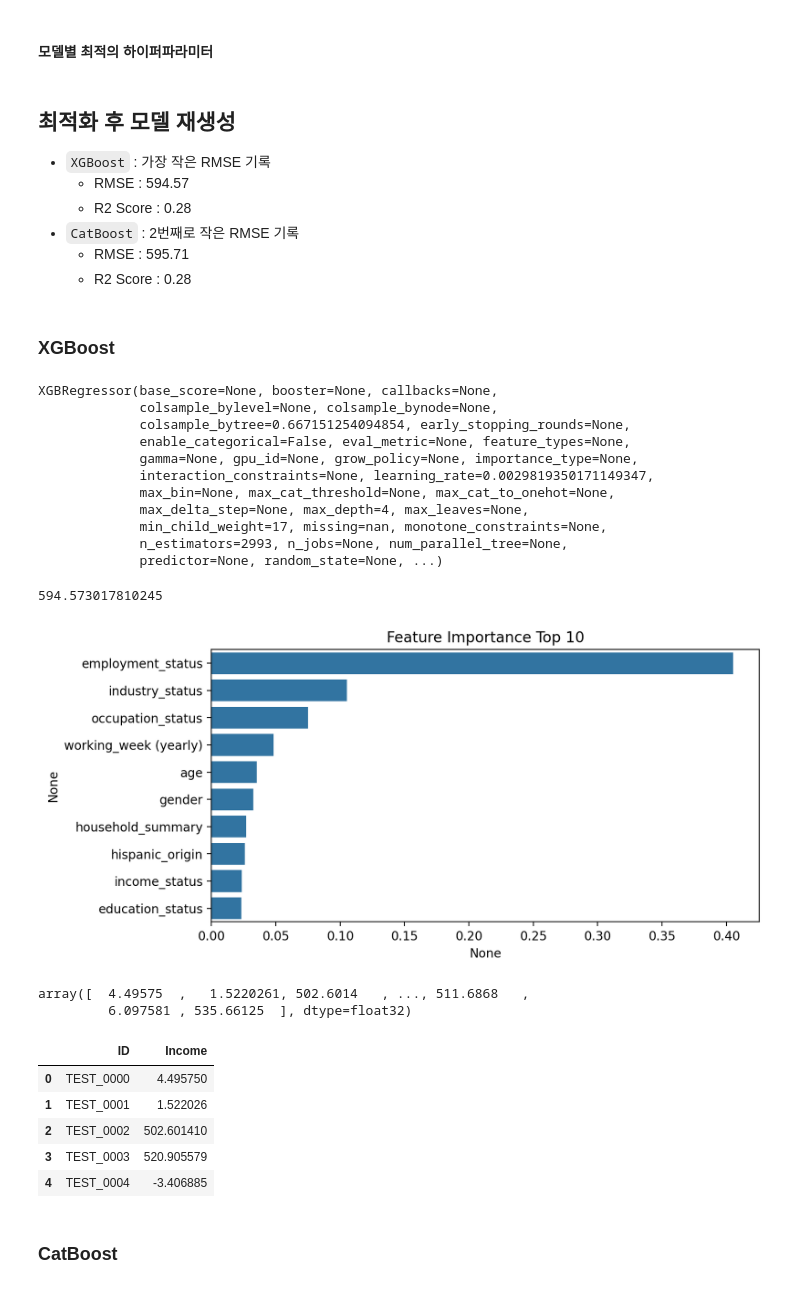
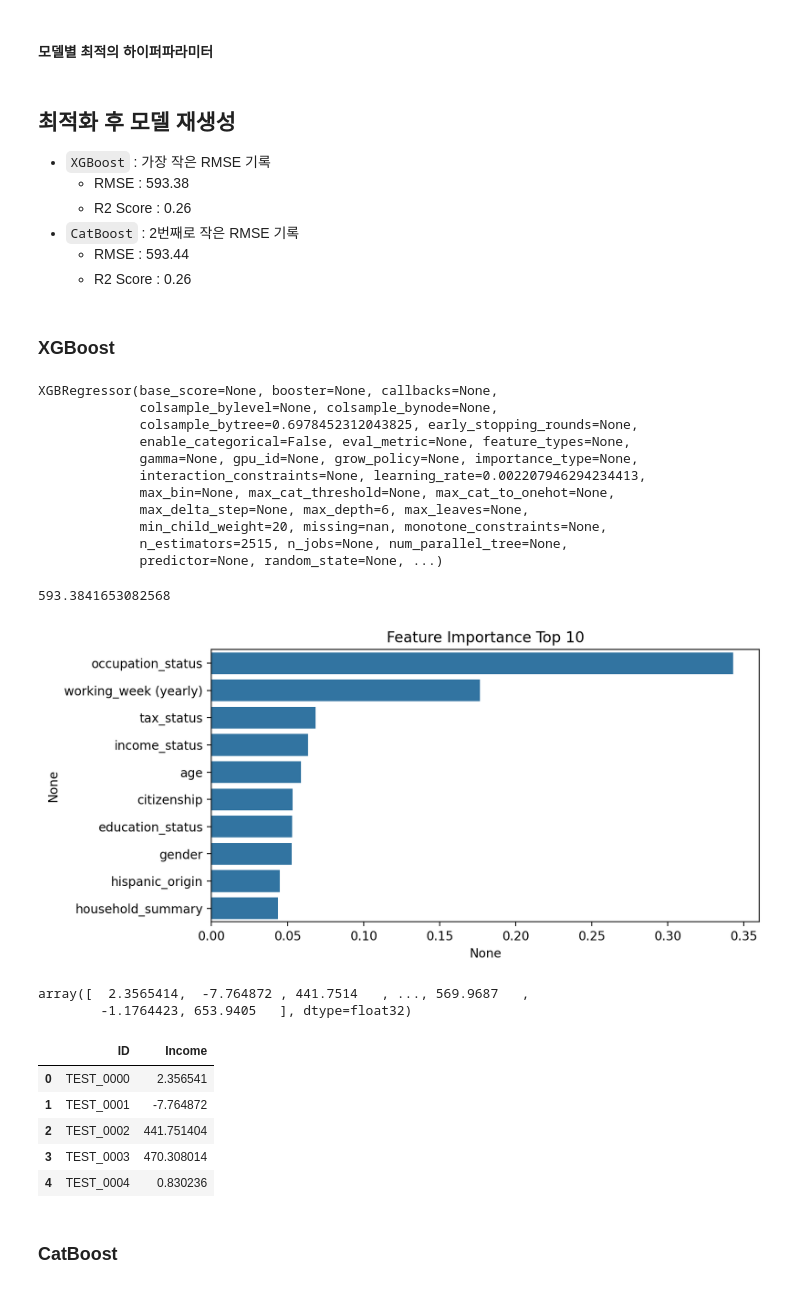
Before and after one commit to benidjor/income-prediction-dacon, a Jupyter notebook: model2.ipynb, the cells around one changed output. Cells and saved outputs as stored; diff of their text form; code cells hidden in the pictures.

```diff
--- a/model2.ipynb
+++ b/model2.ipynb
@@ -28,7 +28,7 @@ import warnings
 warnings.filterwarnings(action='ignore')
 # %%
 # 데이터 경로
-path = "data/preprocessed.csv"
+path = "data/cramer_preprocessed.csv"
 submission_path = "data/sample_submission.csv"
 df = pd.read_csv(path)
 submission_df = pd.read_csv(submission_path)
@@ -53,7 +53,7 @@ target = "income"
 features = df.drop(columns=target).columns
 
 # validation 데이터셋 생성
-train, val = train_test_split(train, train_size=0.8, random_state=42)
+train, val = train_test_split(train, train_size=0.7, random_state=42)
 # %%
 # train 데이터 나눠준다
 X_train = train[features]
@@ -717,11 +645,11 @@ best_params_rf = {'n_estimators': 1127,
 # %% [markdown]
 ## 최적화 후 모델 재생성
 - `XGBoost` : 가장 작은 RMSE 기록
-    - RMSE : 594.57
-    - R2 Score : 0.28
+    - RMSE : 593.38
+    - R2 Score : 0.26
 - `CatBoost` : 2번째로 작은 RMSE 기록
-    - RMSE : 595.71
-    - R2 Score : 0.28
+    - RMSE : 593.44
+    - R2 Score : 0.26
 # %% [markdown]
 ### XGBoost
 # %%
@@ -730,20 +658,20 @@ xgb_optuna.fit(X_train, y_train)
 # %% [output]
 XGBRegressor(base_score=None, booster=None, callbacks=None,
              colsample_bylevel=None, colsample_bynode=None,
-             colsample_bytree=0.667151254094854, early_stopping_rounds=None,
+             colsample_bytree=0.6978452312043825, early_stopping_rounds=None,
              enable_categorical=False, eval_metric=None, feature_types=None,
              gamma=None, gpu_id=None, grow_policy=None, importance_type=None,
-             interaction_constraints=None, learning_rate=0.0029819350171149347,
+             interaction_constraints=None, learning_rate=0.002207946294234413,
              max_bin=None, max_cat_threshold=None, max_cat_to_onehot=None,
-             max_delta_step=None, max_depth=4, max_leaves=None,
-             min_child_weight=17, missing=nan, monotone_constraints=None,
-             n_estimators=2993, n_jobs=None, num_parallel_tree=None,
+             max_delta_step=None, max_depth=6, max_leaves=None,
+             min_child_weight=20, missing=nan, monotone_constraints=None,
+             n_estimators=2515, n_jobs=None, num_parallel_tree=None,
              predictor=None, random_state=None, ...)
 # %%
 rmse_xgb = metrics.mean_squared_error(y_val, xgb_optuna.predict(X_val),squared=False)
 rmse_xgb
 # %% [output]
-594.573017810245
+593.3841653082568
 # %%
 # feature importance 파악
 
@@ -769,22 +697,23 @@ plt.show()
 # feature importance를 고려하여 특성별로 A/B test 를 진행하며 feature selection 해야 한다
 # https://hwi-doc.tistory.com/entry/Feature-selection-feature-importance-vs-permutation-importance
 # %% [output]
-[figure, old version]
+[figure, new version]
 # %%
 y_test_xgb = xgb_optuna.predict(X_test)
 y_test_xgb
 # %% [output]
-array([  4.49575  ,   1.5220261, 502.6014   , ..., 511.6868   ,
-         6.097581 , 535.66125  ], dtype=float32)
+array([  2.3565414,  -7.764872 , 441.7514   , ..., 569.9687   ,
+        -1.1764423, 653.9405   ], dtype=float32)
 # %%
-submission_df["Income"] = y_test_xgb
-submission_df.head()
+submission_df_xgb = submission_df.copy()
+submission_df_xgb["Income"] = y_test_xgb
+submission_df_xgb.head()
 # %% [output]
 |  | ID | Income |
-| 0 | TEST_0000 | 4.495750 |
-| 1 | TEST_0001 | 1.522026 |
-| 2 | TEST_0002 | 502.601410 |
-| 3 | TEST_0003 | 520.905579 |
-| 4 | TEST_0004 | -3.406885 |
+| 0 | TEST_0000 | 2.356541 |
+| 1 | TEST_0001 | -7.764872 |
+| 2 | TEST_0002 | 441.751404 |
+| 3 | TEST_0003 | 470.308014 |
+| 4 | TEST_0004 | 0.830236 |
 # %%
 # 전처리 완료한 파일 csv로 저장
```
Also changed, not shown: parts of 47 cells of this notebook, 11 other files.
